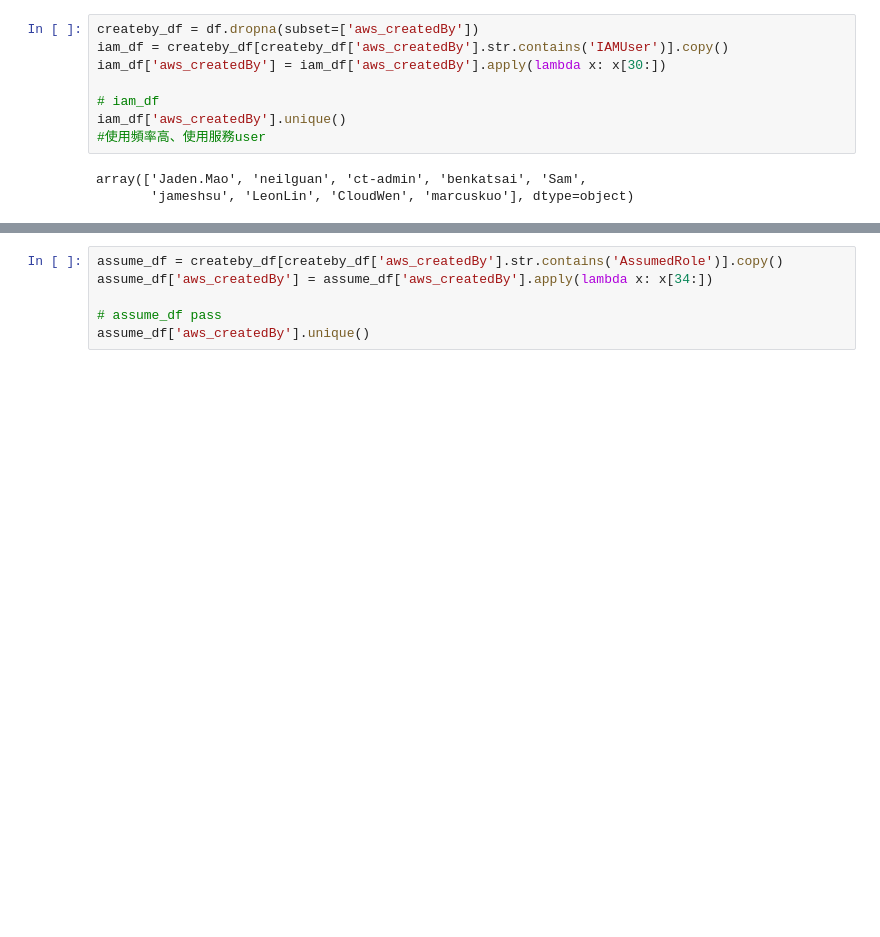
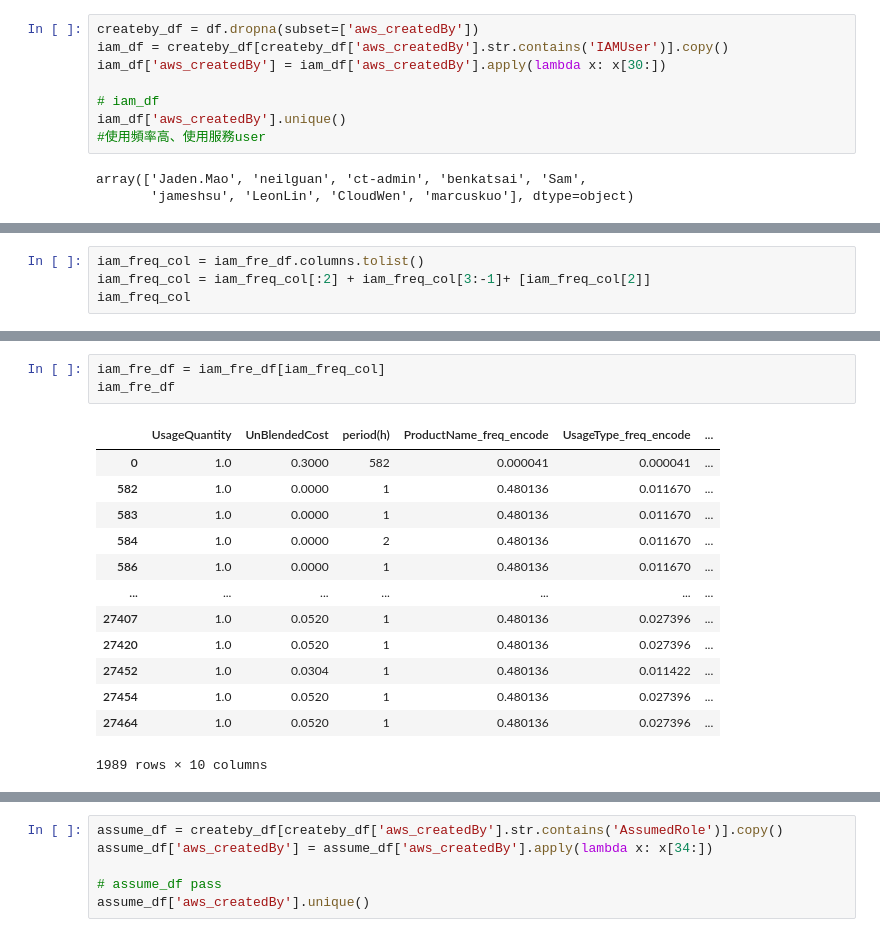
Before and after one commit to pauleezz/Cloud-Monitoring-AWS-Billing, a Jupyter notebook: Untitled.ipynb, the cells around one changed output, grey strips where cells are left out. Drawn from its saved outputs; the diff is of its cells as text; blank space fills up the shorter version.

```diff
--- a/Untitled.ipynb
+++ b/Untitled.ipynb
@@ -170,0 +246,4 @@ iam_df[iam_df['aws_createdBy'] =='Jaden.Mao'].groupby(by='ProductName').mean()
+# %%
+iam_freq_col = iam_fre_df.columns.tolist()
+iam_freq_col = iam_freq_col[:2] + iam_freq_col[3:-1]+ [iam_freq_col[2]]
+iam_freq_col
@@ -170,0 +261,17 @@ iam_df[iam_df['aws_createdBy'] =='Jaden.Mao'].groupby(by='ProductName').mean()
+# %%
+iam_fre_df = iam_fre_df[iam_freq_col]
+iam_fre_df
+# %% [output]
+|  | UsageQuantity | UnBlendedCost | period(h) | ProductName_freq_encode | UsageType_freq_encode | ... |
+| 0 | 1.0 | 0.3000 | 582 | 0.000041 | 0.000041 | ... |
+| 582 | 1.0 | 0.0000 | 1 | 0.480136 | 0.011670 | ... |
+| 583 | 1.0 | 0.0000 | 1 | 0.480136 | 0.011670 | ... |
+| 584 | 1.0 | 0.0000 | 2 | 0.480136 | 0.011670 | ... |
+| 586 | 1.0 | 0.0000 | 1 | 0.480136 | 0.011670 | ... |
+| ... | ... | ... | ... | ... | ... | ... |
+| 27407 | 1.0 | 0.0520 | 1 | 0.480136 | 0.027396 | ... |
+| 27420 | 1.0 | 0.0520 | 1 | 0.480136 | 0.027396 | ... |
+| 27452 | 1.0 | 0.0304 | 1 | 0.480136 | 0.011422 | ... |
+| 27454 | 1.0 | 0.0520 | 1 | 0.480136 | 0.027396 | ... |
+| 27464 | 1.0 | 0.0520 | 1 | 0.480136 | 0.027396 | ... |
+1989 rows × 10 columns
```
Also changed, not shown: parts of 21 cells of this notebook.
